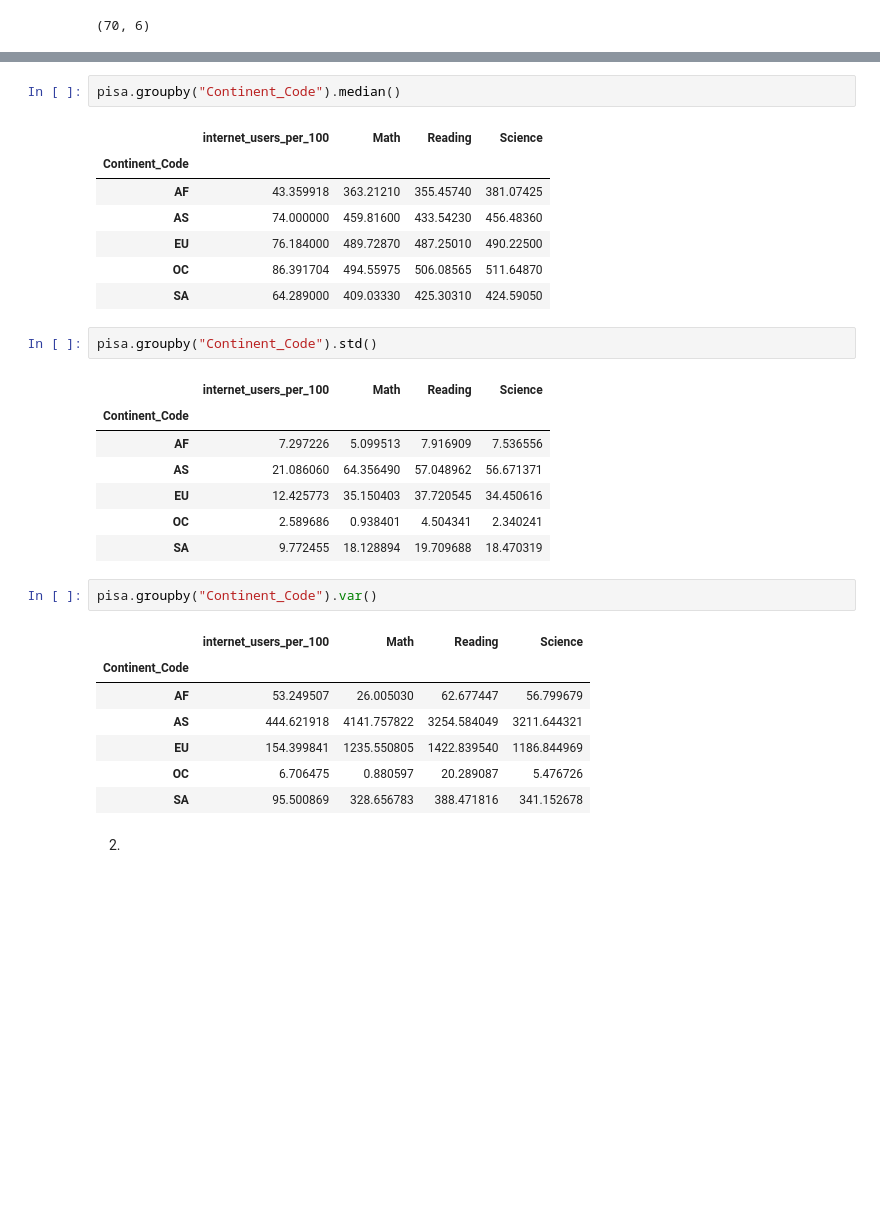
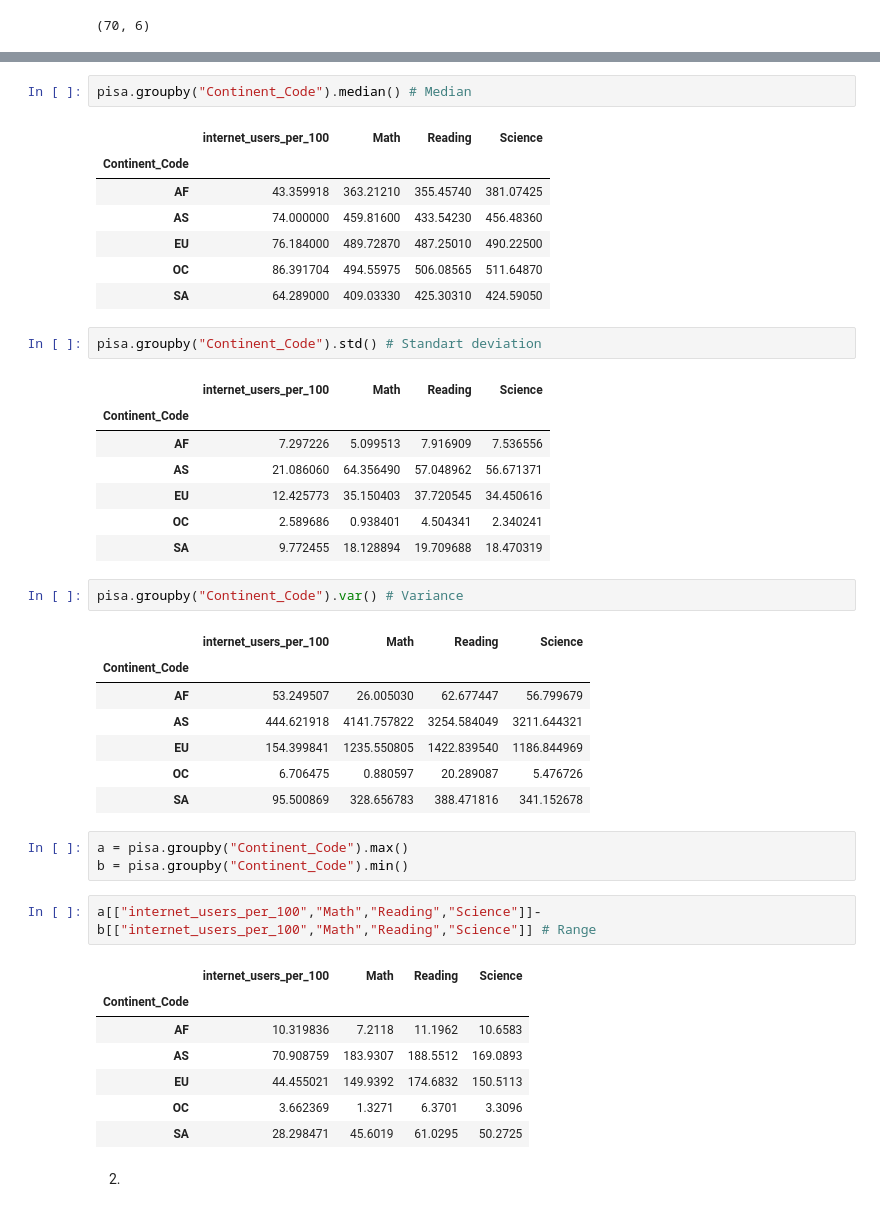
Before and after one commit to Ertugrul-Kurubal/Statistics-With-Python, a Jupyter notebook: Statistics Assignment-4 (Hypothesis Testing).ipynb, the cells around one changed output, grey strips where cells are left out. Drawn from its saved outputs; the diff is of its cells as text; blank space fills up the shorter version.

Commit message:
Exammple 3 std, var, range

```diff
--- a/Statistics Assignment-4 (Hypothesis Testing).ipynb
+++ b/Statistics Assignment-4 (Hypothesis Testing).ipynb
@@ -151,7 +151,7 @@ pisa.groupby("Continent_Code").mean()
 | OC | 86.391704 | 494.559750 | 506.085650 | 511.648700 |
 | SA | 60.180494 | 402.887700 | 425.359229 | 421.747186 |
 # %%
-pisa.groupby("Continent_Code").median()
+pisa.groupby("Continent_Code").median() # Median
 # %% [output]
 |  | internet_users_per_100 | Math | Reading | Science |
 | Continent_Code |  |  |  |  |
@@ -161,7 +161,7 @@ pisa.groupby("Continent_Code").median()
 | OC | 86.391704 | 494.55975 | 506.08565 | 511.64870 |
 | SA | 64.289000 | 409.03330 | 425.30310 | 424.59050 |
 # %%
-pisa.groupby("Continent_Code").std()
+pisa.groupby("Continent_Code").std() # Standart deviation
 # %% [output]
 |  | internet_users_per_100 | Math | Reading | Science |
 | Continent_Code |  |  |  |  |
@@ -171,7 +171,7 @@ pisa.groupby("Continent_Code").std()
 | OC | 2.589686 | 0.938401 | 4.504341 | 2.340241 |
 | SA | 9.772455 | 18.128894 | 19.709688 | 18.470319 |
 # %%
-pisa.groupby("Continent_Code").var()
+pisa.groupby("Continent_Code").var() # Variance
 # %% [output]
 |  | internet_users_per_100 | Math | Reading | Science |
 | Continent_Code |  |  |  |  |
@@ -180,6 +180,19 @@ pisa.groupby("Continent_Code").var()
 | EU | 154.399841 | 1235.550805 | 1422.839540 | 1186.844969 |
 | OC | 6.706475 | 0.880597 | 20.289087 | 5.476726 |
 | SA | 95.500869 | 328.656783 | 388.471816 | 341.152678 |
+# %%
+a = pisa.groupby("Continent_Code").max()
+b = pisa.groupby("Continent_Code").min()
+# %%
+a[["internet_users_per_100","Math","Reading","Science"]]-b[["internet_users_per_100","Math","Reading","Science"]] # Range
+# %% [output]
+|  | internet_users_per_100 | Math | Reading | Science |
+| Continent_Code |  |  |  |  |
+| AF | 10.319836 | 7.2118 | 11.1962 | 10.6583 |
+| AS | 70.908759 | 183.9307 | 188.5512 | 169.0893 |
+| EU | 44.455021 | 149.9392 | 174.6832 | 150.5113 |
+| OC | 3.662369 | 1.3271 | 6.3701 | 3.3096 |
+| SA | 28.298471 | 45.6019 | 61.0295 | 50.2725 |
 # %% [markdown]
 2.
 # %%
```
Also changed, not shown: parts of 1 cell of this notebook.
